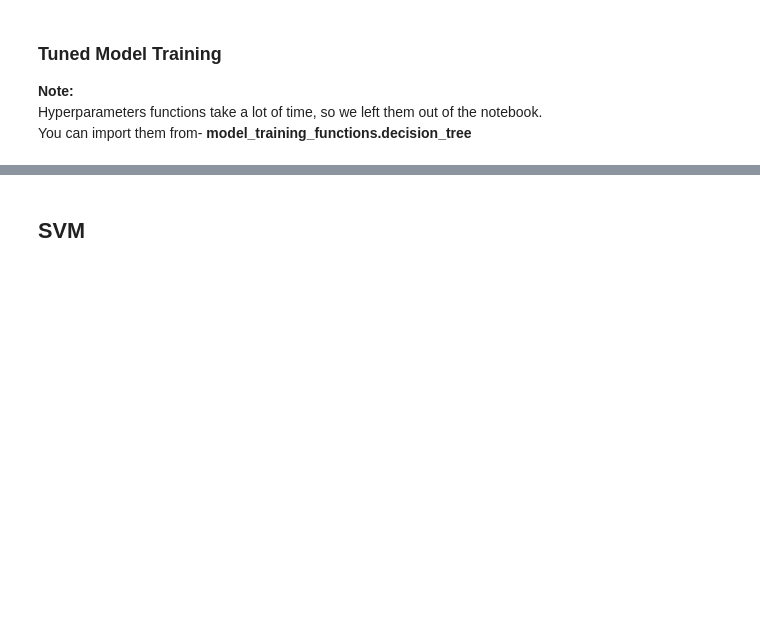
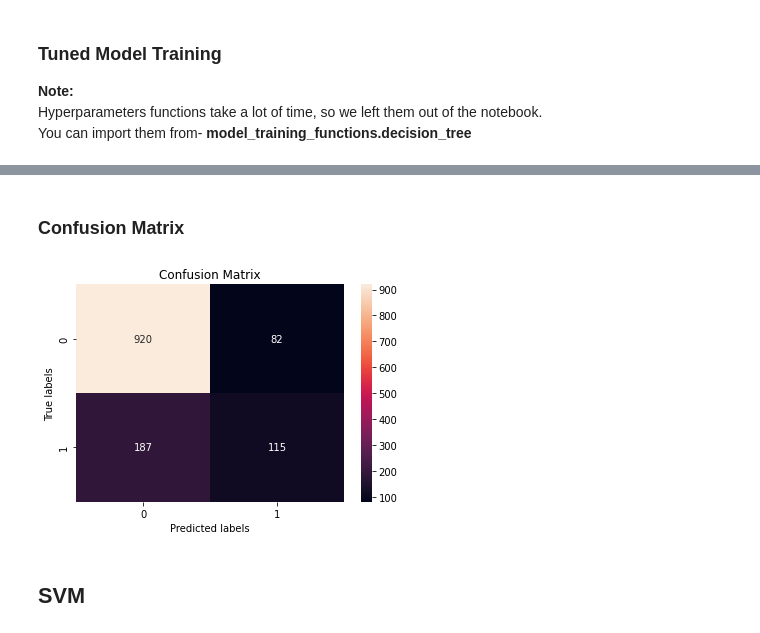
Before and after one commit to BarGanor/ml_project, a Jupyter notebook: project_part_2.ipynb, the cells around one changed output, grey strips where cells are left out. Saved outputs shown, nothing was run; the diff lists cells and outputs as text; code cells hidden in the pictures; blank space fills up the shorter version.

```diff
--- a/project_part_2.ipynb
+++ b/project_part_2.ipynb
@@ -82,5 +204,5 @@ __Note:__
 Hyperparameters functions take a lot of time, so we left them out of the notebook.
 You can import them from- **model_training_functions.decision_tree**
 # %%
-ann_model = MLPClassifier(max_iter=800,hidden_layer_sizes=(100, 50, 10), activation='relu',n_iter_no_change= 15)
+ann_model = MLPClassifier(max_iter=600,hidden_layer_sizes=(100, 50, 10), activation='relu',n_iter_no_change= 15)
 train_model_by_kfold(data, ann_model)
@@ -86,0 +223,2 @@ train_model_by_kfold(data, ann_model)
+# %% [markdown]
+### Confusion Matrix
@@ -87,3 +230,27 @@ train_model_by_kfold(data, ann_model)
+# %%
+Final_Confusion_Matrix = np.zeros((2,2),dtype=int)
+ann_model = MLPClassifier(max_iter=600,hidden_layer_sizes=(100, 50, 10), activation='relu',n_iter_no_change= 15)
+kf = KFold(n_splits=10)
+X = data.drop(columns=['target'])
+y = data['target']
+for train_index, test_index in kf.split(data):
+    X_train, X_test = X.iloc[train_index], X.iloc[test_index]
+    y_train, y_test = y.iloc[train_index], y.iloc[test_index]
+    ann_model.fit(X_train,y_train)
+    confusion_temp =confusion_matrix(y_true=y_test , y_pred=ann_model.predict(X_test))
+    for i in range(0,2,1):
+        for j in range(0,2,1):
+            Final_Confusion_Matrix[i,j] += confusion_temp[i,j]
+
+
+Final_Confusion_Matrix = Final_Confusion_Matrix/10
+Final_Confusion_Matrix = Final_Confusion_Matrix.round()
+ax= plt.subplot()
+sns.heatmap(Final_Confusion_Matrix, annot=True, fmt='g', ax=ax)
+ax.set_xlabel('Predicted labels');ax.set_ylabel('True labels')
+ax.set_title('Confusion Matrix');
+# %% [output]
+[figure, added]
 # %% [markdown]
 ## SVM
 # %%
```
Also changed, not shown: parts of 21 cells of this notebook, 7 other files.
